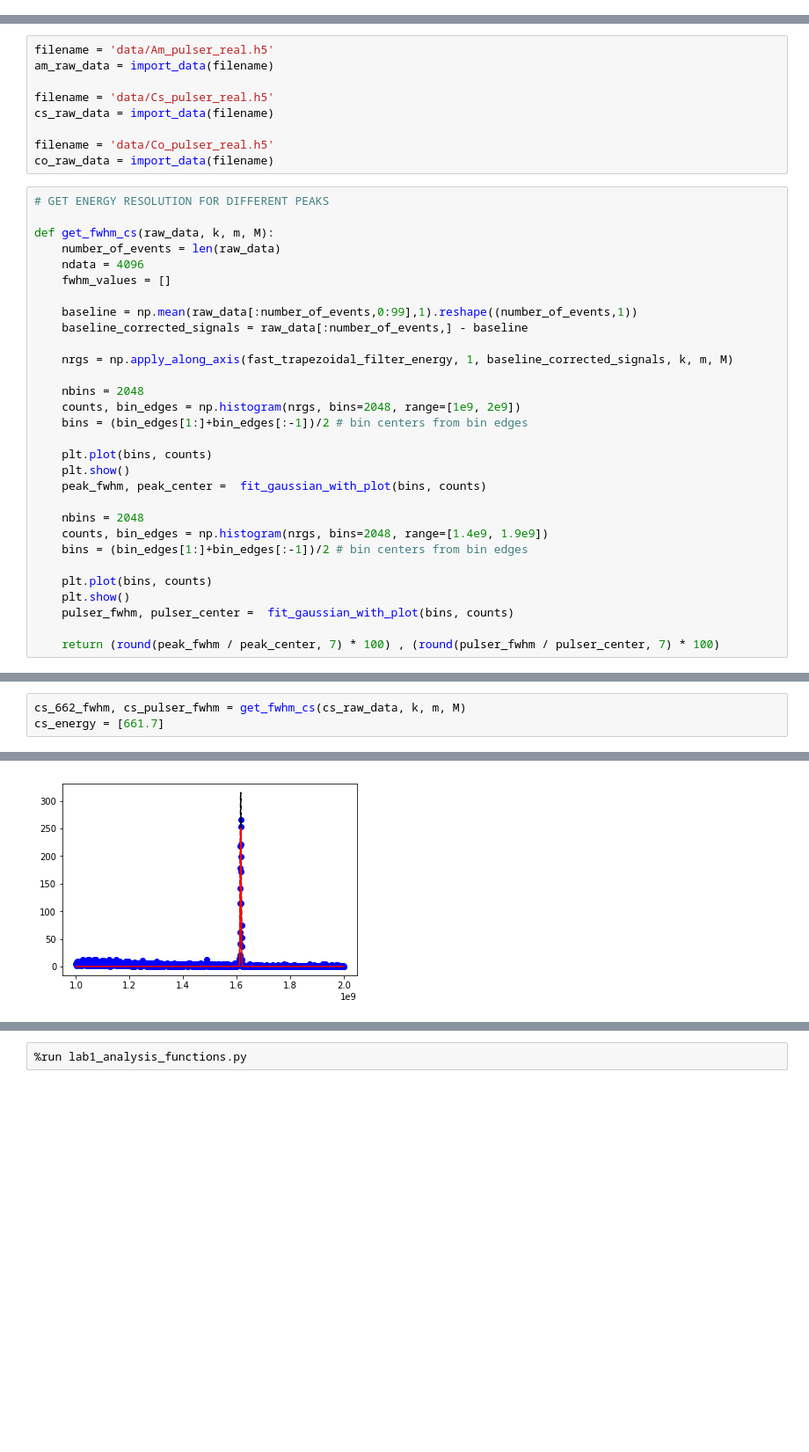
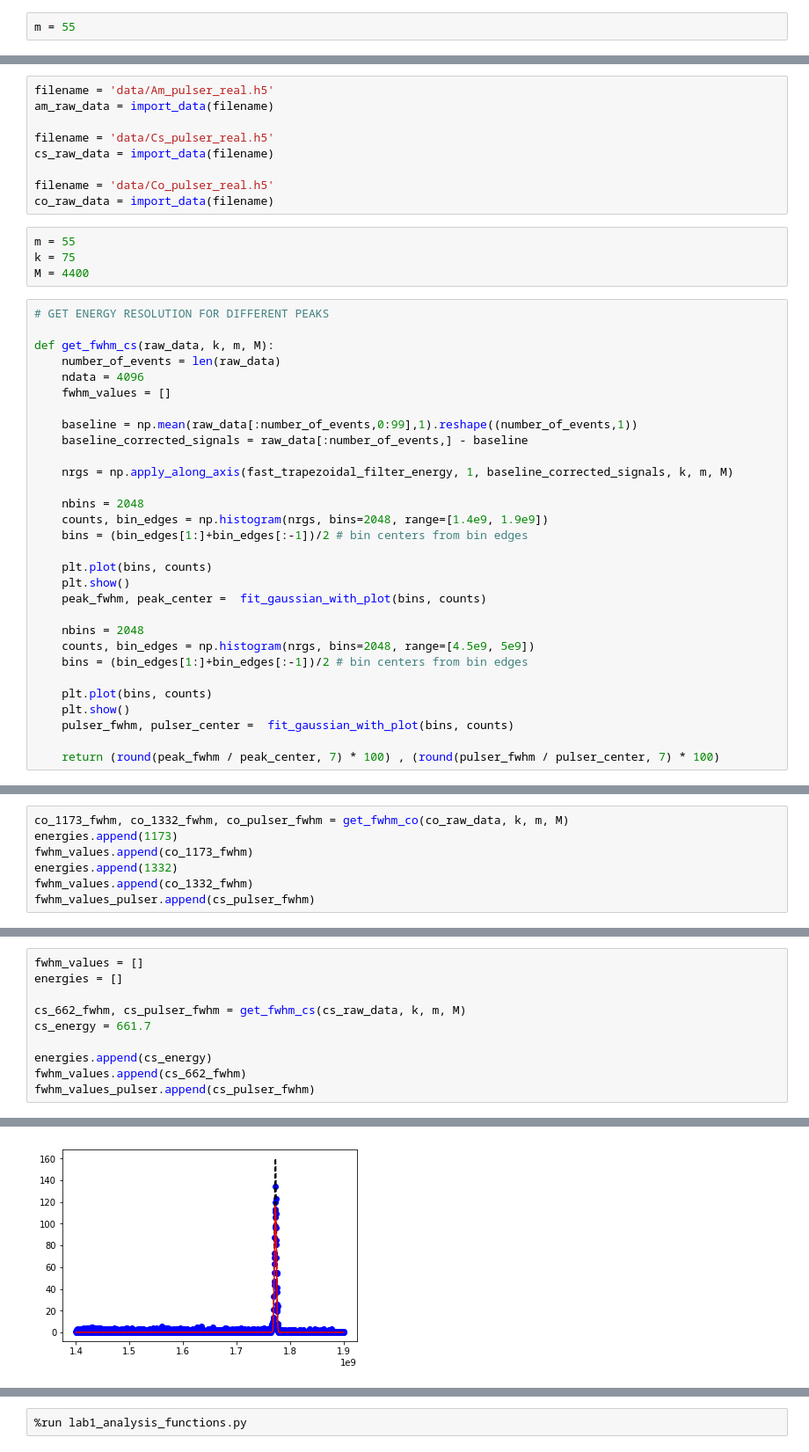
Before and after one commit to jmsz/lab3, a Jupyter notebook: lab1_analysis.ipynb, the cells around one changed output, grey strips where cells are left out. Shown: that part at 88% size. Saved outputs shown, nothing was run; the diff lists cells and outputs as text; blank space fills up the shorter version.

```diff
--- a/lab1_analysis.ipynb
+++ b/lab1_analysis.ipynb
@@ -122,6 +169,8 @@ print(m)
 0.0046636
 550
 55
+# %%
+m = 55
 # %%
 %run lab1_analysis_functions.py
 # %%
@@ -327,6 +263,10 @@ cs_raw_data = import_data(filename)
 
 filename = 'data/Co_pulser_real.h5'
 co_raw_data = import_data(filename)
+# %%
+m = 55
+k = 75
+M = 4400
 # %%
 # GET ENERGY RESOLUTION FOR DIFFERENT PEAKS
 
@@ -341,7 +281,7 @@ def get_fwhm_cs(raw_data, k, m, M):
     nrgs = np.apply_along_axis(fast_trapezoidal_filter_energy, 1, baseline_corrected_signals, k, m, M)
 
     nbins = 2048
-    counts, bin_edges = np.histogram(nrgs, bins=2048, range=[1e9, 2e9])
+    counts, bin_edges = np.histogram(nrgs, bins=2048, range=[1.4e9, 1.9e9])
     bins = (bin_edges[1:]+bin_edges[:-1])/2 # bin centers from bin edges
 
     plt.plot(bins, counts)
@@ -349,7 +289,7 @@ def get_fwhm_cs(raw_data, k, m, M):
     peak_fwhm, peak_center =  fit_gaussian_with_plot(bins, counts)
 
     nbins = 2048
-    counts, bin_edges = np.histogram(nrgs, bins=2048, range=[1.4e9, 1.9e9])
+    counts, bin_edges = np.histogram(nrgs, bins=2048, range=[4.5e9, 5e9])
     bins = (bin_edges[1:]+bin_edges[:-1])/2 # bin centers from bin edges
 
     plt.plot(bins, counts)
@@ -359,0 +338,7 @@ def get_fwhm_cs(raw_data, k, m, M):
+# %%
+co_1173_fwhm, co_1332_fwhm, co_pulser_fwhm = get_fwhm_co(co_raw_data, k, m, M)
+energies.append(1173)
+fwhm_values.append(co_1173_fwhm)
+energies.append(1332)
+fwhm_values.append(co_1332_fwhm)
+fwhm_values_pulser.append(cs_pulser_fwhm)
@@ -360,4 +407,11 @@ def get_fwhm_cs(raw_data, k, m, M):
 # %%
+fwhm_values = []
+energies = []
+
 cs_662_fwhm, cs_pulser_fwhm = get_fwhm_cs(cs_raw_data, k, m, M)
-cs_energy = [661.7]
+cs_energy = 661.7
+
+energies.append(cs_energy)
+fwhm_values.append(cs_662_fwhm)
+fwhm_values_pulser.append(cs_pulser_fwhm)
 # %% [output]
@@ -381,3 +435,3 @@ cs_energy = [661.7]
 [[Correlations]] (unreported correlations are <  0.250)
     C(sigma, amplitude)          =  0.577
-[figure, old version]
+[figure, new version]
```
Also changed, not shown: parts of 13 cells of this notebook, 2 other files.
